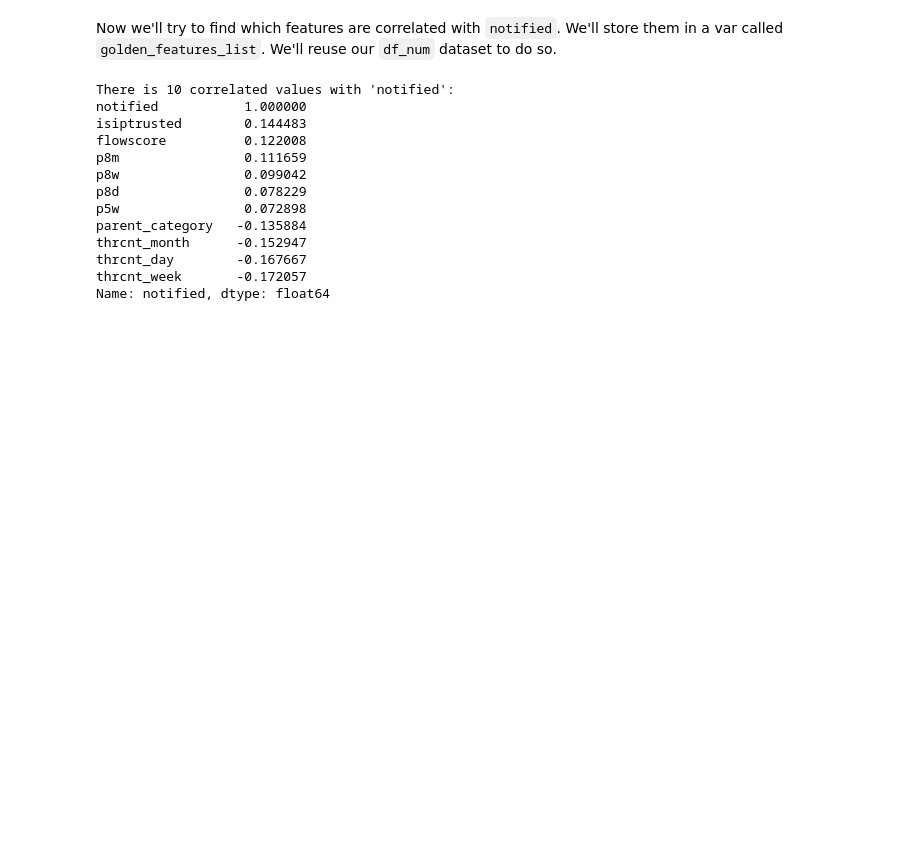
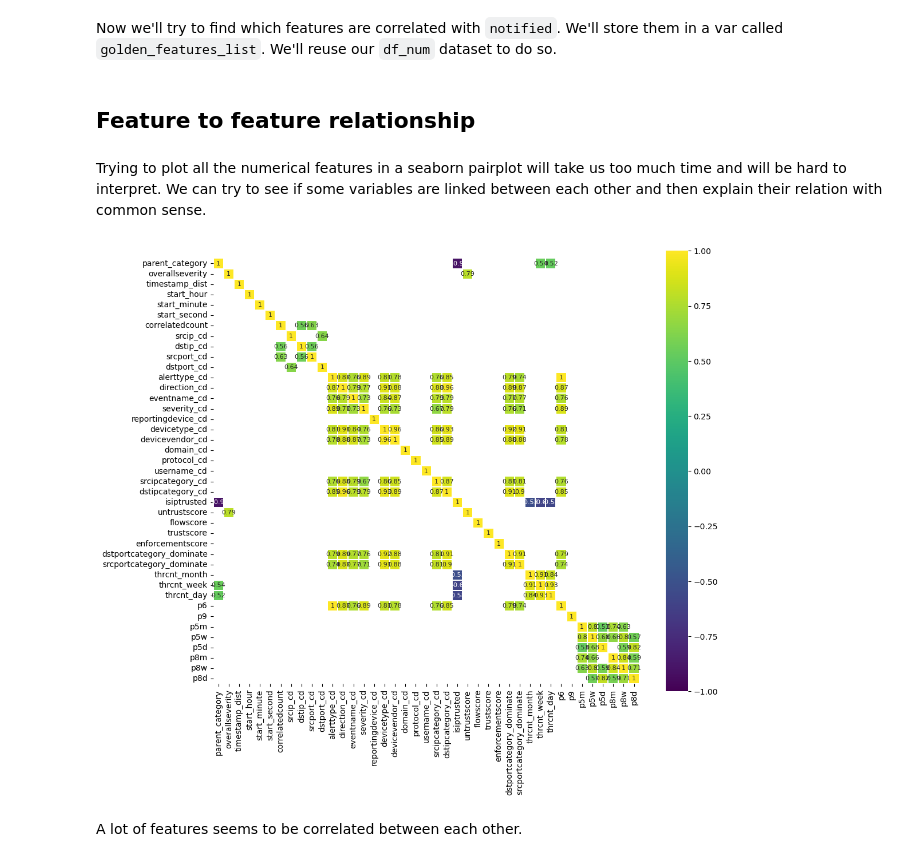
Before and after one commit to MishaDar22/Suspicious_network_event_recognition, a Jupyter notebook: 1_explanatory_data_analysis.ipynb, the cells around one changed output. Saved outputs shown, nothing was run; the diff lists cells and outputs as text; code cells hidden in the pictures; blank space fills up the shorter version.

```diff
--- a/1_explanatory_data_analysis.ipynb
+++ b/1_explanatory_data_analysis.ipynb
@@ -75,8 +51,8 @@ From these informations we can already see that some features won't be relevant
 # %%
-df = df_full[[column for column in df_full if df_full[column].count() / len(df_full) >= 0.7]]
+df = df_train[[column for column in df_full if df_train[column].count() / len(df_train) >= 0.7]]
 print("List of dropped columns:", end=" ")
-for c in df_full.columns:
+for c in df_train.columns:
     if c not in df.columns:
         print(c, end=", ")
 print('\n')
-df_full = df
+df_train = df
@@ -118,18 +80,4 @@ Now we'll try to find which features are correlated with `notified`. We'll store
 df_train_num = df_train.select_dtypes(include='int64')
 df_num_corr = df_train_num.corr()['notified']
 golden_features_list = df_num_corr[abs(df_num_corr) > 0.07].sort_values(ascending=False)
-print(f"There is {len(golden_features_list)-1} correlated values with 'notified':\n{golden_features_list}")
+print(f"There is {len(golden_features_list)-1} correlated numeric variables with 'notified':\n{golden_features_list[1:]}")
-# %% [output]
-There is 10 correlated values with 'notified':
-notified           1.000000
-isiptrusted        0.144483
-flowscore          0.122008
-p8m                0.111659
-p8w                0.099042
-p8d                0.078229
-p5w                0.072898
-parent_category   -0.135884
-thrcnt_month      -0.152947
-thrcnt_day        -0.167667
-thrcnt_week       -0.172057
-Name: notified, dtype: float64
@@ -135,0 +90,16 @@ Name: notified, dtype: float64
+# %% [markdown]
+## Feature to feature relationship
+# %% [markdown]
+Trying to plot all the numerical features in a seaborn pairplot will take us too much time and will be hard to interpret. We can try to see if some variables are linked between each other and then explain their relation with common sense.
+# %%
+corr = df_num.drop('notified', axis=1).corr() # We already examined SalePrice correlations
+plt.figure(figsize=(12, 10))
+
+sns.heatmap(corr[(corr >= 0.5) | (corr <= -0.4)],
+            cmap='viridis', vmax=1.0, vmin=-1.0, linewidths=0.1,
+            annot=True, annot_kws={"size": 8}, square=True)
+plt.show()
+# %% [output]
+[figure, added]
+# %% [markdown]
+A lot of features seems to be correlated between each other.
```
Also changed, not shown: parts of 9 cells of this notebook, 4 other files.
